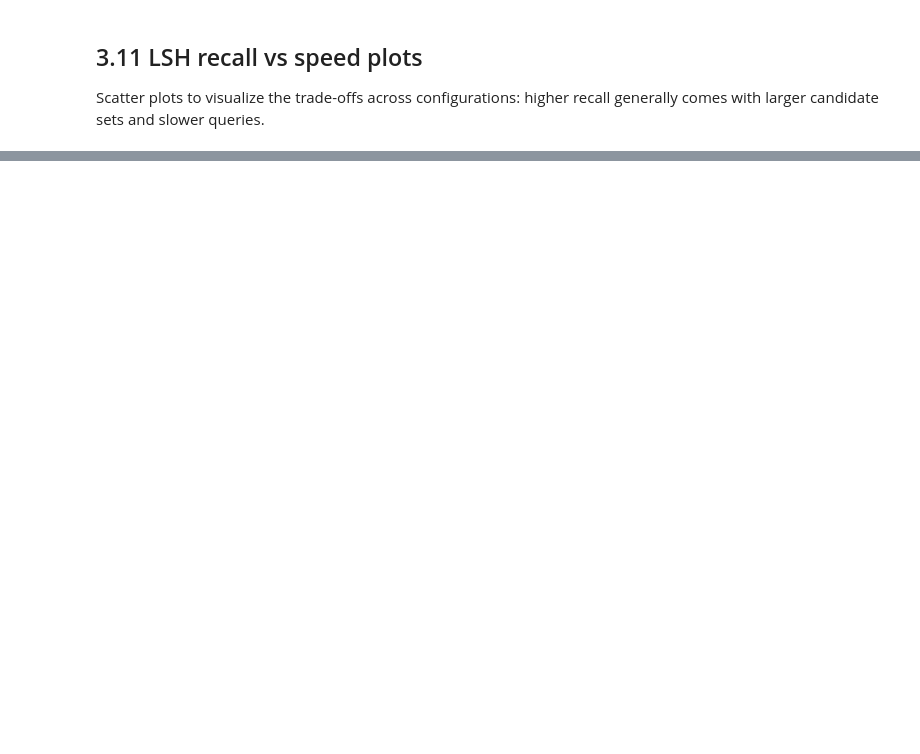
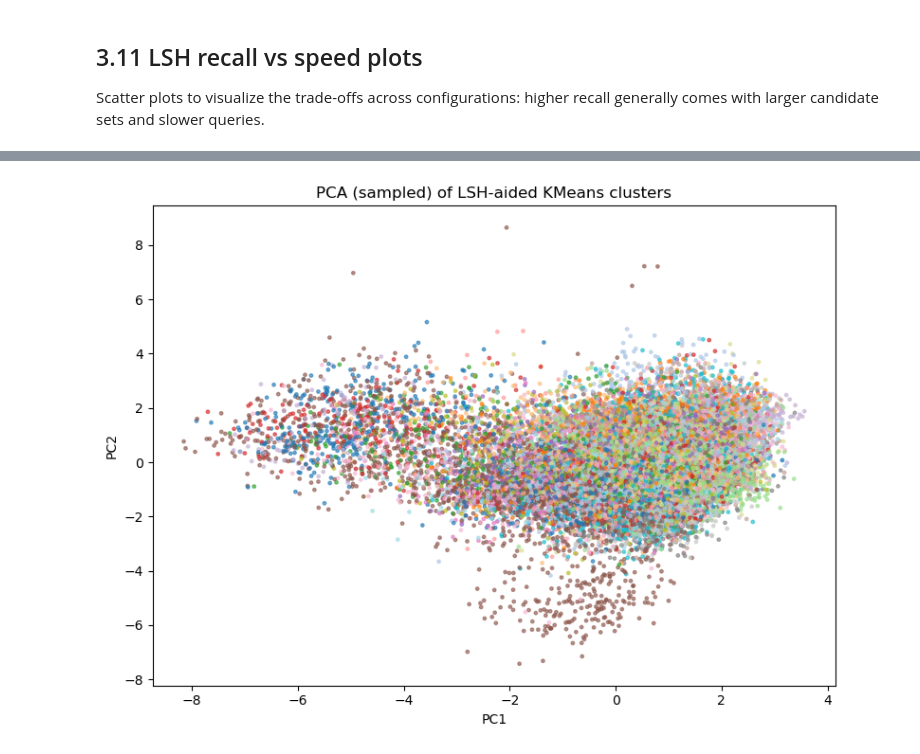
Before and after one commit to adamajane/computational-tools-for-data-science-02807-project, a Jupyter notebook: main/3-cluster-evaluation.ipynb, the cells around one changed output, grey strips where cells are left out. Saved outputs shown, nothing was run; the diff lists cells and outputs as text; code cells hidden in the pictures; blank space fills up the shorter version.

Commit message:
lsh aided kmeans

```diff
--- a/main/3-cluster-evaluation.ipynb
+++ b/main/3-cluster-evaluation.ipynb
@@ -792,0 +887,23 @@ Best is probably to keep 8 × 12 as the default speed/quality trade. Move up to
+# %%
+max_sample_vis = 20000
+if X_main.shape[0] > max_sample_vis:
+    rng = np.random.RandomState(RANDOM_STATE)
+    vis_idx_lsh = rng.choice(X_main.shape[0], size=max_sample_vis, replace=False)
+else:
+    vis_idx_lsh = np.arange(X_main.shape[0])
+
+X_vis_lsh = X_main[vis_idx_lsh]
+labels_vis_lsh = labels_lsh[vis_idx_lsh]
+
+pca_lsh = PCA(n_components=2, random_state=RANDOM_STATE)
+X_pca_lsh = pca_lsh.fit_transform(X_vis_lsh)
+
+plt.figure(figsize=(8, 6))
+plt.scatter(X_pca_lsh[:, 0], X_pca_lsh[:, 1], c=labels_vis_lsh, s=6, alpha=0.6, cmap="tab20")
+plt.xlabel("PC1")
+plt.ylabel("PC2")
+plt.title("PCA (sampled) of LSH-aided KMeans clusters")
+plt.tight_layout()
+plt.show()
+# %% [output]
+[figure, added]
```
Also changed, not shown: parts of 9 cells of this notebook, 1 other file.
